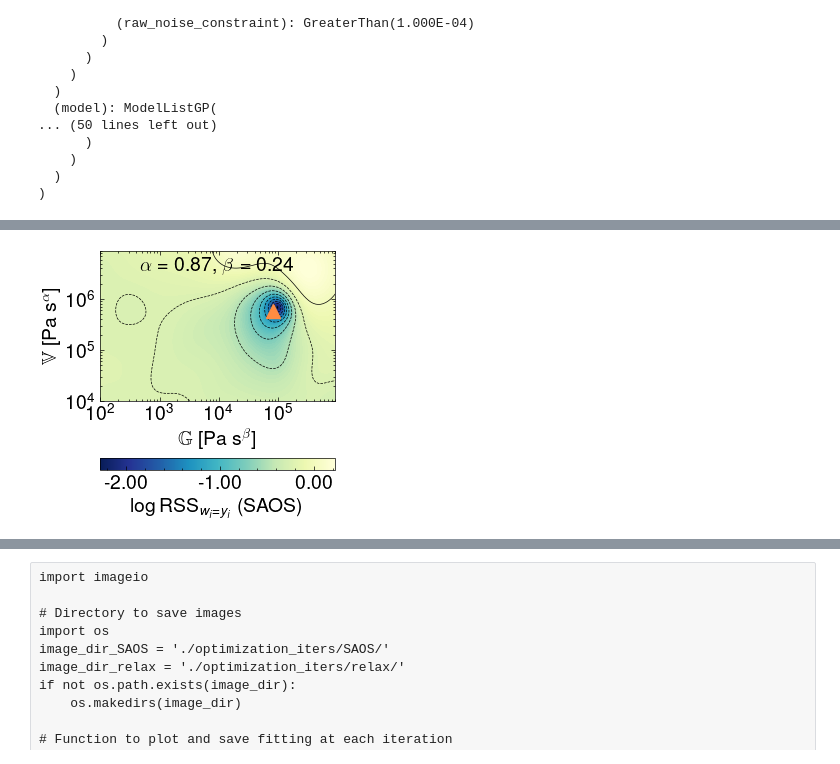
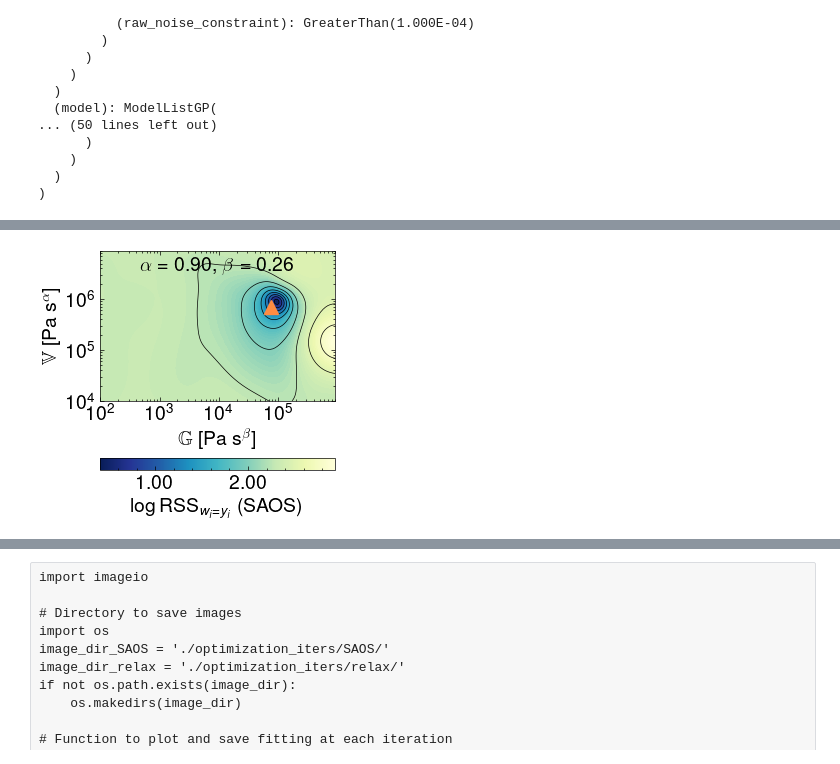
Before and after one commit to comphy-lab/pyRheo, a Jupyter notebook: demos/bayesian_optimization/fig3_demo_moo_fitting_polystyrene.ipynb, the cells around one changed output, grey strips where cells are left out. Cells and saved outputs as stored; diff of their text form; code cells hidden in the pictures.

```diff
--- a/demos/bayesian_optimization/fig3_demo_moo_fitting_polystyrene.ipynb
+++ b/demos/bayesian_optimization/fig3_demo_moo_fitting_polystyrene.ipynb
@@ -165,6 +159,11 @@ SumMarginalLogLikelihood(
   )
 )
 # %%
+import warnings
+from botorch.models.utils.assorted import InputDataWarning
+
+warnings.filterwarnings("ignore", category=InputDataWarning)
+
 # Exploitation phase using qEHVI
 n_exploitation_iter = 200 # Number of iterations
 objective_list = []
@@ -178,24 +177,21 @@ best_objective_value = float('inf')  # Assuming we're minimizing
 tolerance = 1e-4  # Minimum improvement required to reset the counter
 
 for i in range(n_exploitation_iter):
+    torch.manual_seed(42)
+    np.random.seed(42)
+
     new_candidates = compute_qehvi_acquisition_function(model, X_samples_tensor, y_samples_tensor, bounds)
     new_sample = new_candidates.detach().cpu().numpy().reshape(-1)
     new_sample_y = objective(new_sample)
-
-    # Apply scaling to the new y values separately
-    new_sample_y_obj1_scaled = scaler_obj1.transform(new_sample_y[0].reshape(-1, 1)).flatten()[0]
-    new_sample_y_obj2_scaled = scaler_obj2.transform(new_sample_y[1].reshape(-1, 1)).flatten()[0]
-    new_sample_y_scaled = np.array([new_sample_y_obj1_scaled, new_sample_y_obj2_scaled])
 
     # Append the new sample to the samples and objective values
     new_indices.append(len(y_samples))  # Save the index of the new sample
     X_samples = np.vstack([X_samples, new_sample])
     y_samples = np.vstack([y_samples, new_sample_y])
-    y_samples_scaled = np.vstack([y_samples_scaled, new_sample_y_scaled])  # Scaled objective values
 
     # Update tensors
     X_samples_tensor = torch.tensor(X_samples, dtype=torch.double)
-    y_samples_tensor = torch.tensor(y_samples_scaled, dtype=torch.double)
+    y_samples_tensor = torch.tensor(y_samples, dtype=torch.double)
 
     # Append the objective value to the list (original scale)
     objective_list.append(new_sample_y)
@@ -203,7 +199,7 @@ for i in range(n_exploitation_iter):
 
     # Update the model with the new data
     mll, model = initialize_model(X_samples_tensor, y_samples_tensor)
-    fit_gpytorch_mll(mll)
+    fit_gpytorch_mll(mll, options={"maxiter": 20})
 
     print(f"Exploitation {i + 1}/{n_exploitation_iter} - New sample: {new_sample}, Objective values: {new_sample_y}")
 
@@ -427,9 +427,7 @@ def predict_model_mean_on_grid_2D(model, param_space, alpha_value, beta_value, r
     return logG_grid, logV_grid, preds_mean
 
 # Define specific (alpha, beta) pairs to plot.
-alpha_beta_pairs = [
-(0.87, 0.23),
-]
+alpha_beta_pairs = [(alpha_best, beta_best)]
 resolution = 100
 
 # Plotting
@@ -454,34 +452,34 @@ plt.plot(G_best_bo, V_best_bo, "^", color="#FF8C42", ms=10)
 plt.xscale('log')
 plt.yscale('log')
 plt.xlim(100, 900000)
 plt.ylim(10000, 9000000)
 
 plt.xticks(fontsize=14)
 plt.yticks(fontsize=14)
 plt.xlabel('$\mathbb{G}$ [Pa s$^{\\beta}$]', fontsize=14)
 plt.ylabel('$\mathbb{V}$ [Pa s$^{\\alpha}$]', fontsize=14)
 
 # Title inside the plot
 plt.text(0.5, 0.9, rf'$\alpha = {alpha_best:.2f}$, $\beta = {beta_best:.2f}$',
          fontsize=14, ha='center', va='center', color='black',
          transform=plt.gca().transAxes)
 
 # Colorbar
 norm = mcolors.Normalize(vmin=min_val, vmax=max_val)
 sm = plt.cm.ScalarMappable(cmap='YlGnBu_r', norm=norm)
 sm.set_array([])
 
 # Corrected colorbar axis
 cbar = plt.colorbar(sm, ax=plt.gca(), location='bottom', aspect=20, pad=0.05, format='%.2f')
 cbar.set_label('$\log{{\\rm{RSS}}_{w_{i}=y_{i}}}$ (SAOS)', fontsize=14)
 cbar.ax.tick_params(labelsize=14)
 #cbar.ax.invert_xaxis()
 
 # Save and display
 plt.savefig("fig_obj1_SAOS.pdf")
 plt.show()
 # %% [output]
-[figure, old version]
+[figure, new version]
 # %%
 import matplotlib.colors as mcolors
 
```
Also changed, not shown: parts of 7 cells of this notebook, 2 other files.
